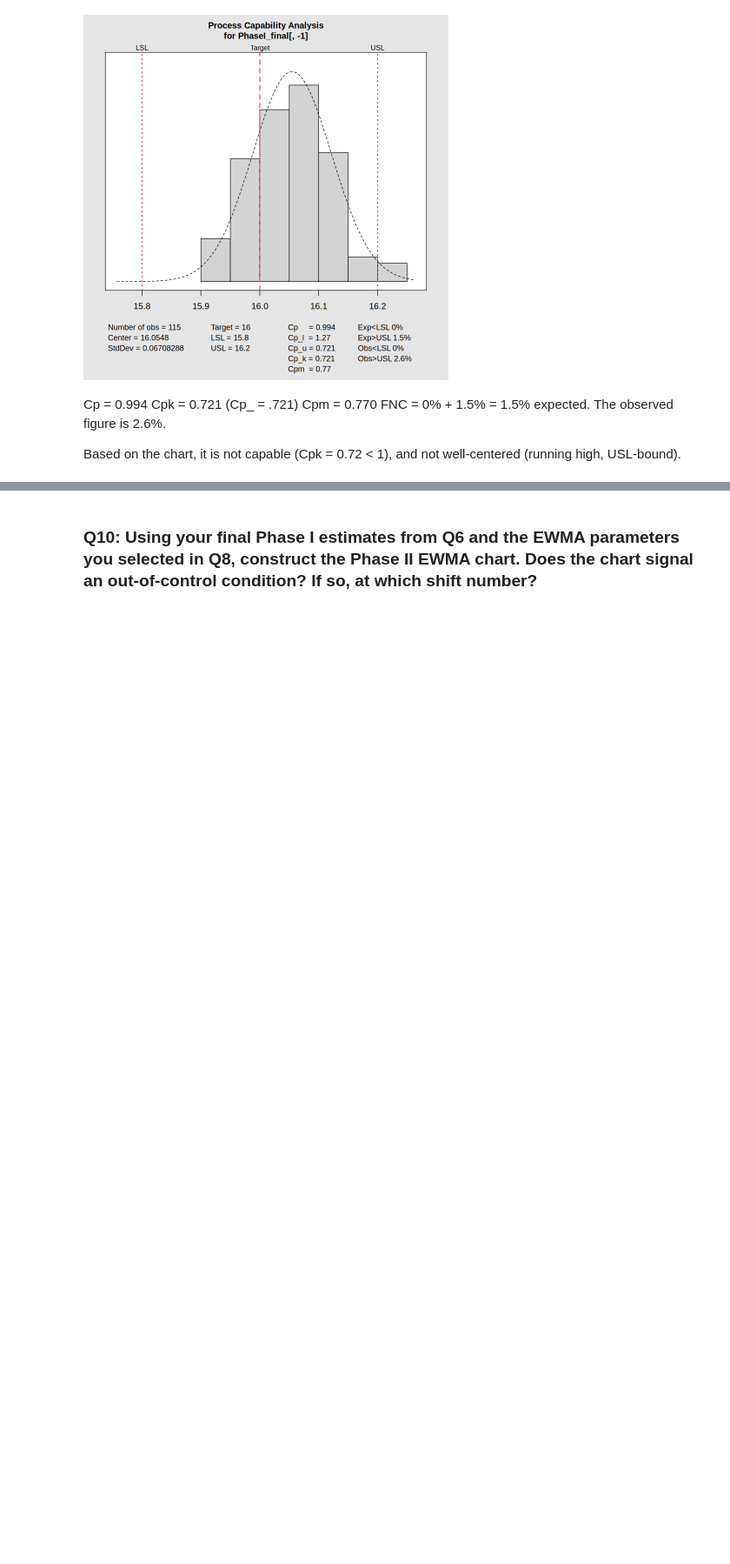
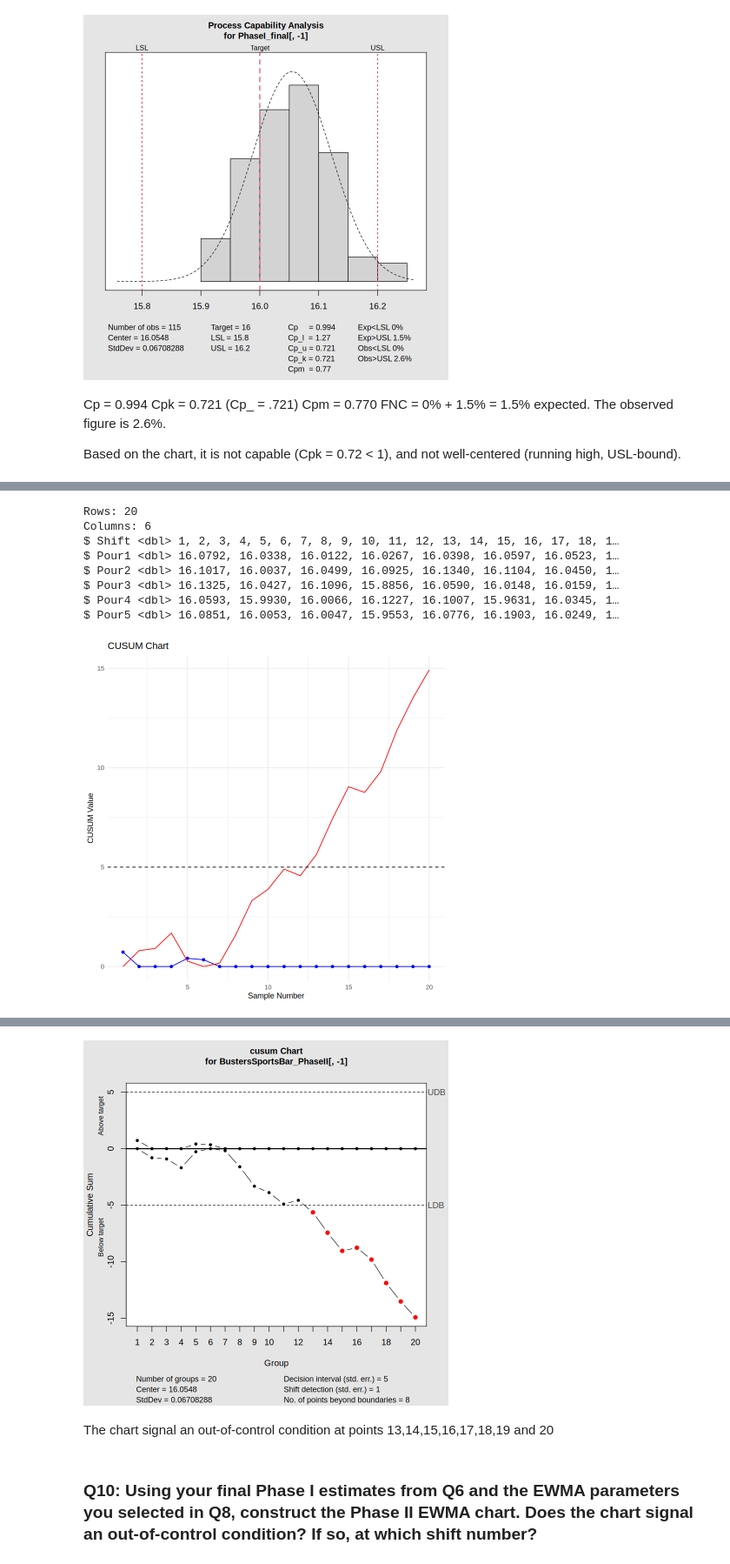
Before and after one commit to wasifmostofa36/STAT-7110-Quality-Control, a Jupyter notebook: Assignments/HW2/STAT-7110-HW2.ipynb, the cells around one changed output, grey strips where cells are left out. Shown at 87% size. Saved outputs shown, nothing was run; the diff lists cells and outputs as text; code cells hidden in the pictures; blank space fills up the shorter version.

```diff
--- a/Assignments/HW2/STAT-7110-HW2.ipynb
+++ b/Assignments/HW2/STAT-7110-HW2.ipynb
@@ -347,3 +371,71 @@ Based on the chart, it is not capable (Cpk = 0.72 < 1), and not well-centered (r
 ### Q9: Read the Phase II data into R. Using your final Phase I estimates from Q6 and the CUSUM parameters you selected in Q9, construct the Phase II CUSUM chart. Does the chart signal an out-of-control condition? If so, at which shift number?
 # %%
 ## Q9 Code ##
+BustersSportsBar_PhaseII <- read_xlsx("BustersSportsBar_PhaseII.xlsx")
+
+BustersSportsBar_PhaseII |>
+  glimpse()
+
+PhaseII_means <- rowMeans(BustersSportsBar_PhaseII[,-1])
+
+z_means <- (PhaseII_means - xdbar)/(sig_hat/sqrt(5))
+
+k <- .5
+h <- 5
+
+CUSUM_df <- tibble(Means = z_means)
+
+## Calculate C+ and C- values prior to taking maximums ##
+CUSUM_df <- CUSUM_df |>
+  mutate(C_plus = Means-k,
+         C_minus = -k-Means)
+##create a loop to accumulate C+ and C-
+
+c_plus <- vector('double',length=nrow(CUSUM_df))
+c_minus <- vector('double',length=nrow(CUSUM_df))
+
+for(i in 1:length(c_plus)){
+
+  if(i==1){
+
+    c_plus[i] <- max(0,CUSUM_df$C_plus[i])
+    c_minus[i] <- max(0,CUSUM_df$C_minus[i])
+
+  } else {
+
+    c_plus[i] <- max(0,CUSUM_df$C_plus[i] + c_plus[i-1])
+    c_minus[i] <- max(0,CUSUM_df$C_minus[i] + c_minus[i-1])
+
+  }
+
+}
+
+CUSUM_df <- CUSUM_df |>
+  mutate(C_plus1 = c_plus,
+         C_minus1 = c_minus)
+
+CUSUM_df |>
+  ggplot(aes(x=1:nrow(CUSUM_df))) +
+  geom_line(aes(y=C_plus1),color="blue") +
+  geom_point(aes(y=C_plus1),color='blue') +
+  geom_line(aes(y=C_minus1),color="red") +
+  geom_hline(yintercept=h,linetype="dashed") +
+  labs(title="CUSUM Chart",
+       x="Sample Number",
+       y="CUSUM Value") +
+  theme_minimal()
+
+## Now using the qcc package ##
+
+cusum(BustersSportsBar_PhaseII[,-1], sizes=5, center=xdbar, std.dev=sig_hat,
+      se.shift=k*2, decision.interval=h, plot=T)
+# %% [output]
+Rows: 20
+Columns: 6
+$ Shift <dbl> 1, 2, 3, 4, 5, 6, 7, 8, 9, 10, 11, 12, 13, 14, 15, 16, 17, 18, 1…
+$ Pour1 <dbl> 16.0792, 16.0338, 16.0122, 16.0267, 16.0398, 16.0597, 16.0523, 1…
+$ Pour2 <dbl> 16.1017, 16.0037, 16.0499, 16.0925, 16.1340, 16.1104, 16.0450, 1…
+$ Pour3 <dbl> 16.1325, 16.0427, 16.1096, 15.8856, 16.0590, 16.0148, 16.0159, 1…
+$ Pour4 <dbl> 16.0593, 15.9930, 16.0066, 16.1227, 16.1007, 15.9631, 16.0345, 1…
+$ Pour5 <dbl> 16.0851, 16.0053, 16.0047, 15.9553, 16.0776, 16.1903, 16.0249, 1…
+[figure, added]
@@ -350,3 +460,6 @@ Based on the chart, it is not capable (Cpk = 0.72 < 1), and not well-centered (r
+[figure, added]
+# %% [markdown]
+The chart signal an out-of-control condition at points 13,14,15,16,17,18,19 and 20
 # %% [markdown]
 ### Q10: Using your final Phase I estimates from Q6 and the EWMA parameters you selected in Q8, construct the Phase II EWMA chart. Does the chart signal an out-of-control condition? If so, at which shift number?
 # %%
```
Also changed, not shown: parts of 8 cells of this notebook.
